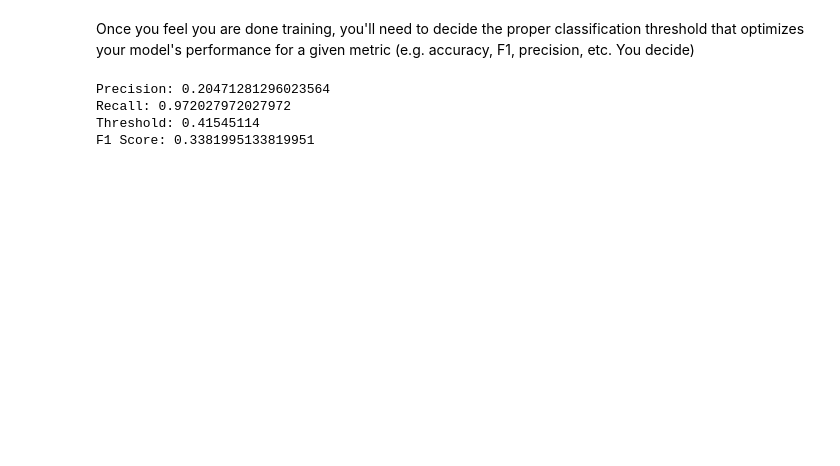
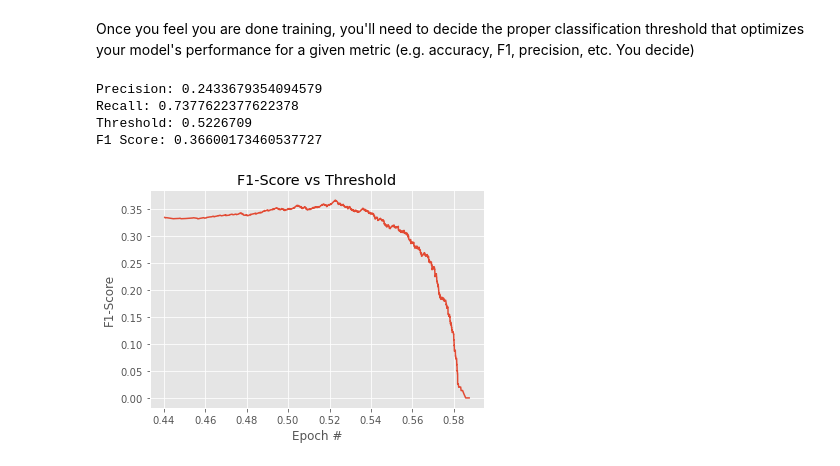
Before and after one commit to TRoboto/Udacity, a Jupyter notebook: AI for Healthcare Nanodegree/Project - Pneumonia Detection from Chest X-Rays/Build and train model.ipynb, the cells around one changed output. Saved outputs shown, nothing was run; the diff lists cells and outputs as text; code cells hidden in the pictures; blank space fills up the shorter version.

```diff
--- a/AI for Healthcare Nanodegree/Project - Pneumonia Detection from Chest X-Rays/Build and train model.ipynb
+++ b/AI for Healthcare Nanodegree/Project - Pneumonia Detection from Chest X-Rays/Build and train model.ipynb
@@ -409,21 +425,29 @@ Once you feel you are done training, you'll need to decide the proper classifica
 ## and use that threshold to make binary classification. Make sure you take all your metrics into consideration.
 
 def  calc_f1(prec,recall):
-    return 2*(prec*recall)/(prec+recall)
+    return 2*(prec*recall)/(prec+recall) if recall and prec else 0
 
 precision, recall, thresholds = precision_recall_curve(val_Y, pred_Y)
-f1score = [calc_f1(precision[i],recall[i]) for i in range(len(recall)) if recall[i] and precision[i]]
-
+f1score = [calc_f1(precision[i],recall[i]) for i in range(len(thresholds))]
 idx = np.argmax(f1score)
 print('Precision: '+ str(precision[idx]))
 print('Recall: '+ str(recall[idx]))
 print('Threshold: '+ str(thresholds[idx]))
 print('F1 Score: ' + str(f1score[idx]))
 # %% [output]
-Precision: 0.20471281296023564
-Recall: 0.972027972027972
-Threshold: 0.41545114
-F1 Score: 0.3381995133819951
+Precision: 0.2433679354094579
+Recall: 0.7377622377622378
+Threshold: 0.5226709
+F1 Score: 0.36600173460537727
+# %%
+plt.figure()
+plt.plot(thresholds, f1score)
+plt.title("F1-Score vs Threshold")
+plt.xlabel("Epoch #")
+plt.ylabel("F1-Score")
+plt.show()
+# %% [output]
+[figure, added]
 # %%
 YOUR_THRESHOLD = thresholds[idx]
 # %%
```
Also changed, not shown: parts of 11 cells of this notebook, 6 other files.
